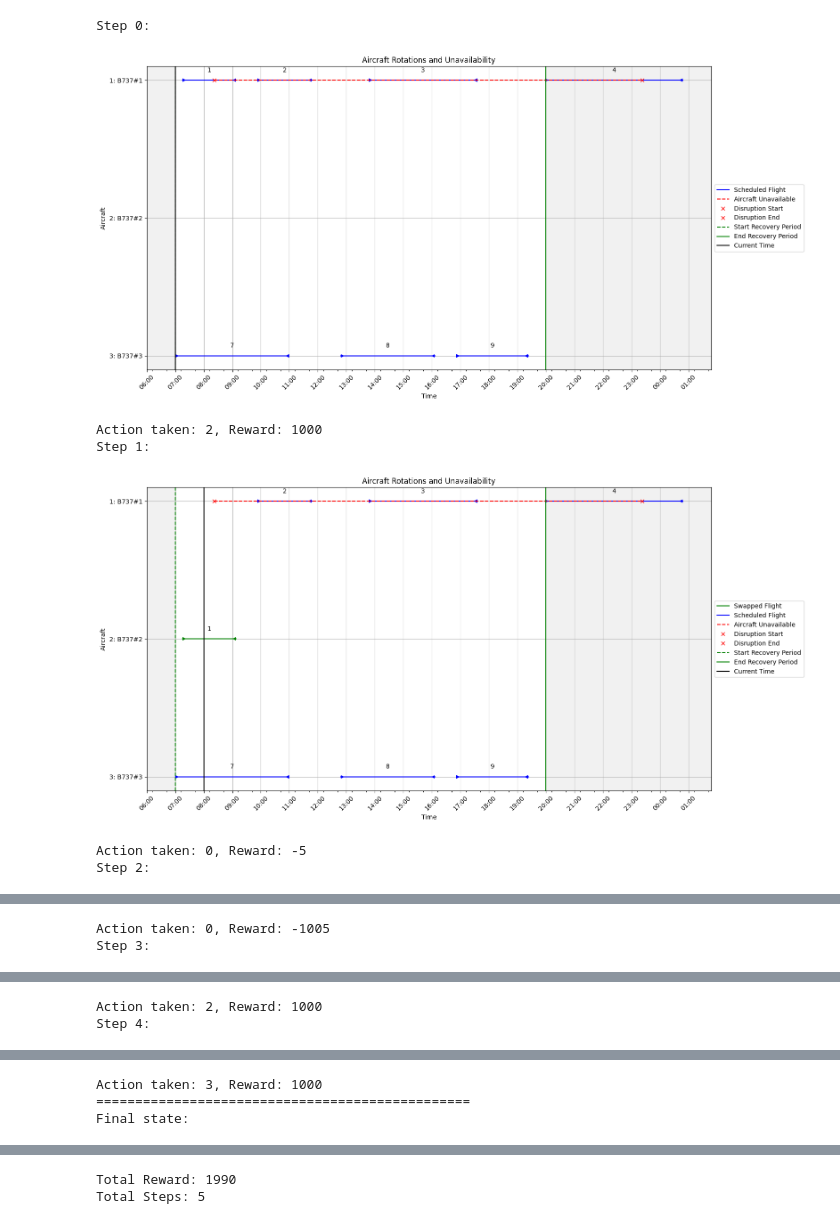
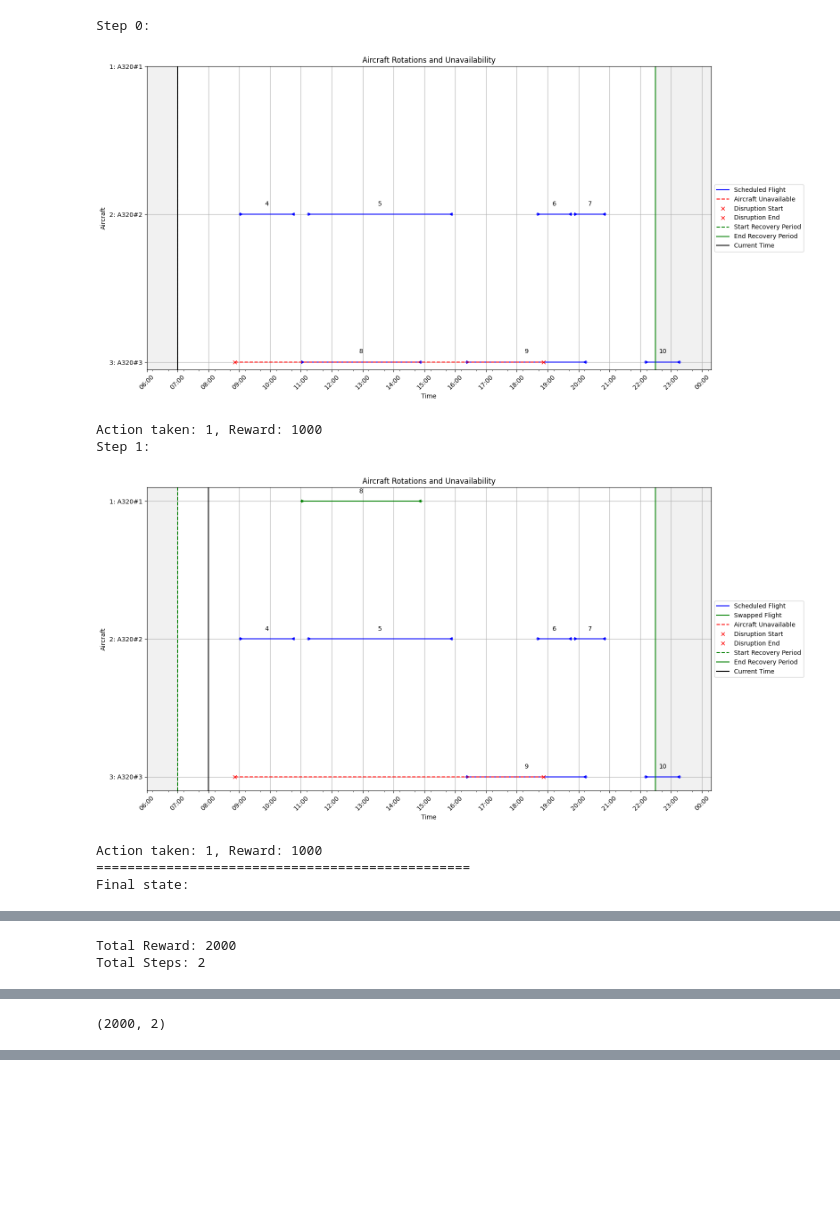
Before and after one commit to PieterBecking/Boeing-ADM-DRL-Github, a Jupyter notebook: notebooks/inference_dqn.ipynb, the cells around one changed output, grey strips where cells are left out. Cells and saved outputs as stored; diff of their text form; code cells hidden in the pictures; blank space fills up the shorter version.

```diff
--- a/notebooks/inference_dqn.ipynb
+++ b/notebooks/inference_dqn.ipynb
@@ -107,38 +107,39 @@ def run_inference(model_path, scenario_folder):
 
 
     print(f"Total Reward: {total_reward}")
     print(f"Total Steps: {step_num}")
 
     return total_reward, step_num
 
 # Specify the model path and the scenario folder you want to inference
 MODEL_PATH = "../trained_models/1k-3ac-12f-1dis-F-5M-2.zip"
 
 
 
-SCENARIO_FOLDER = "../data/Testing/10-3ac-12f-1dis-T/Scenario_01"
-# SCENARIO_FOLDER = "../data/Testing/10-3ac-12f-1dis-T/Scenario_03"
+# SCENARIO_FOLDER = "../data/Testing/10-3ac-12f-1dis-T/Scenario_01"
+SCENARIO_FOLDER = "../data/Testing/10-3ac-12f-1dis-T/Scenario_03"
 # SCENARIO_FOLDER = "../data/Testing/10-3ac-12f-1dis-T/Scenario_05"
 # SCENARIO_FOLDER = "../data/Testing/10-3ac-12f-1dis-T/Scenario_06"
 # SCENARIO_FOLDER = "../data/Testing/10-3ac-12f-1dis-T/Scenario_07"
 # SCENARIO_FOLDER = "../data/Testing/10-3ac-12f-1dis-T/Scenario_09"
 # SCENARIO_FOLDER = "../data/Testing/10-3ac-12f-1dis-T/Scenario_10"
 
 
 # Verify folder and model exist
 if not os.path.exists(SCENARIO_FOLDER):
     raise FileNotFoundError(f"Scenario folder not found: {SCENARIO_FOLDER}")
 
 if not os.path.exists(MODEL_PATH):
     raise FileNotFoundError(f"Model file not found: {MODEL_PATH}")
 
 # Run inference
 run_inference(MODEL_PATH, SCENARIO_FOLDER)
 # %% [output]
 Step 0:
-[figure, old version]
+[figure, new version]
-Action taken: 2, Reward: 1000
+Action taken: 1, Reward: 1000
 Step 1:
-[figure, old version]
+[figure, new version]
-Action taken: 0, Reward: -5
-Step 2:
+Action taken: 1, Reward: 1000
+================================================
+Final state:
@@ -146,2 +147,2 @@ Step 2:
-Action taken: 0, Reward: -1005
-Step 3:
+Total Reward: 2000
+Total Steps: 2
@@ -149,2 +149 @@ Step 3:
-Action taken: 2, Reward: 1000
-Step 4:
+(2000, 2)
@@ -152,3 +149,0 @@ Step 4:
-Action taken: 3, Reward: 1000
-================================================
-Final state:
@@ -156,2 +149,0 @@ Final state:
-Total Reward: 1990
-Total Steps: 5
```
Also changed, not shown: parts of 1 cell of this notebook, 1 other file.
